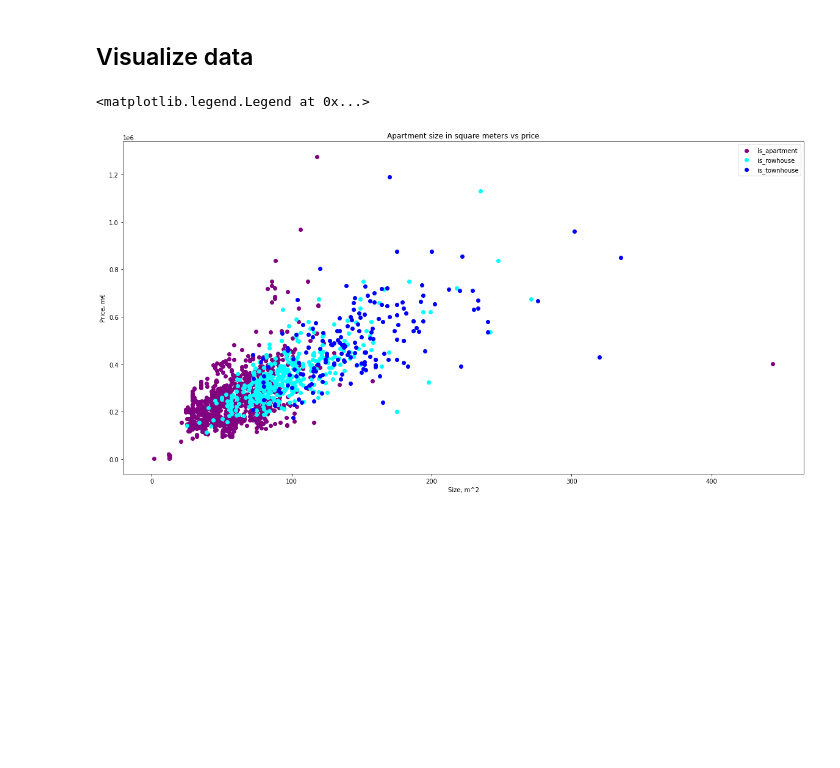
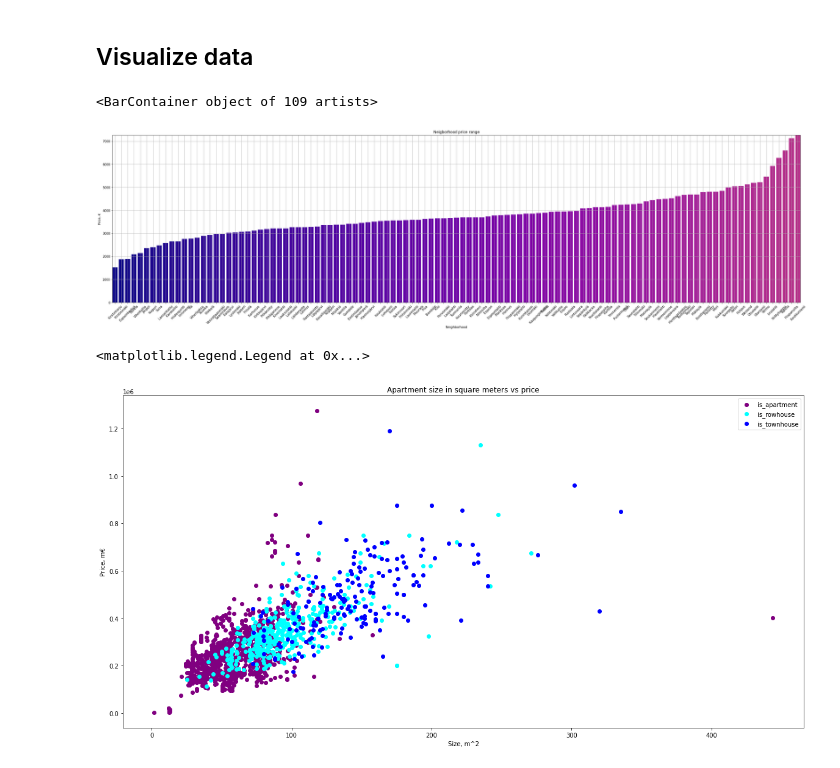
Before and after one commit to jelmnainen/arvottaja, a Jupyter notebook: explorations/data-exploration.ipynb, the cells around one changed output. Drawn from its saved outputs; the diff is of its cells as text; code cells hidden in the pictures; blank space fills up the shorter version.

```diff
--- a/explorations/data-exploration.ipynb
+++ b/explorations/data-exploration.ipynb
@@ -86,5 +94,19 @@ data
 # %% [markdown]
 ## Visualize data
+# %%
+fig, ax = plt.subplots(figsize=(40, 10))
+colors = plt.get_cmap('plasma')(np.arange(0, neighbourhood_data.shape[0]))
+neighbourhood_data = data[["neighborhood", "neighborhood_avg_price"]].drop_duplicates().sort_values(by='neighborhood_avg_price')
+plt.xticks(rotation=45)
+plt.title("Neigborhood price range")
+plt.ylabel("Price, €")
+plt.xlabel("Neighborhood")
+plt.margins(0)
+plt.grid()
+ax.bar(neighbourhood_data["neighborhood"], neighbourhood_data["neighborhood_avg_price"], color=colors)
+# %% [output]
+<BarContainer object of 109 artists>
+[figure, added]
 # %%
 fig, ax = plt.subplots(figsize=(20, 10))
 house_type_colors = {
```
Also changed, not shown: parts of 19 cells of this notebook, 1 other file.
